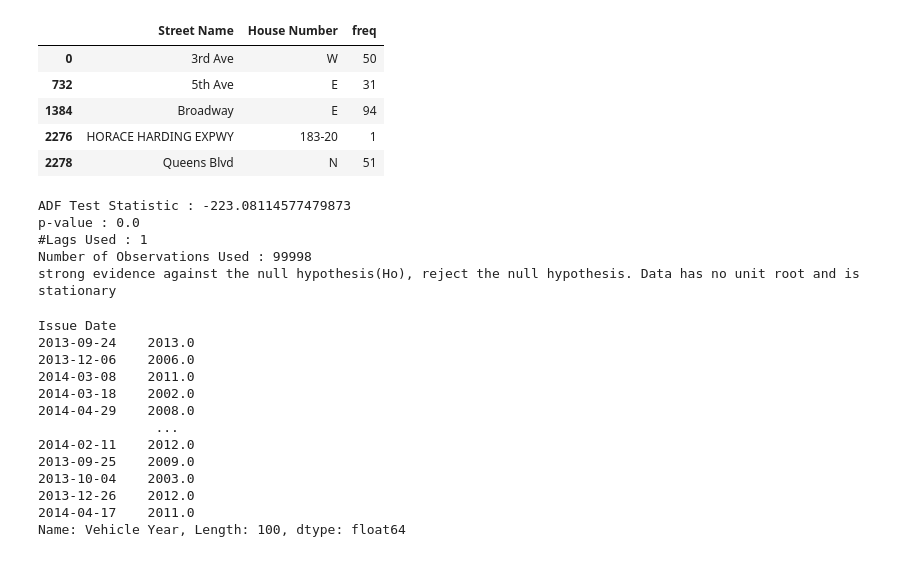
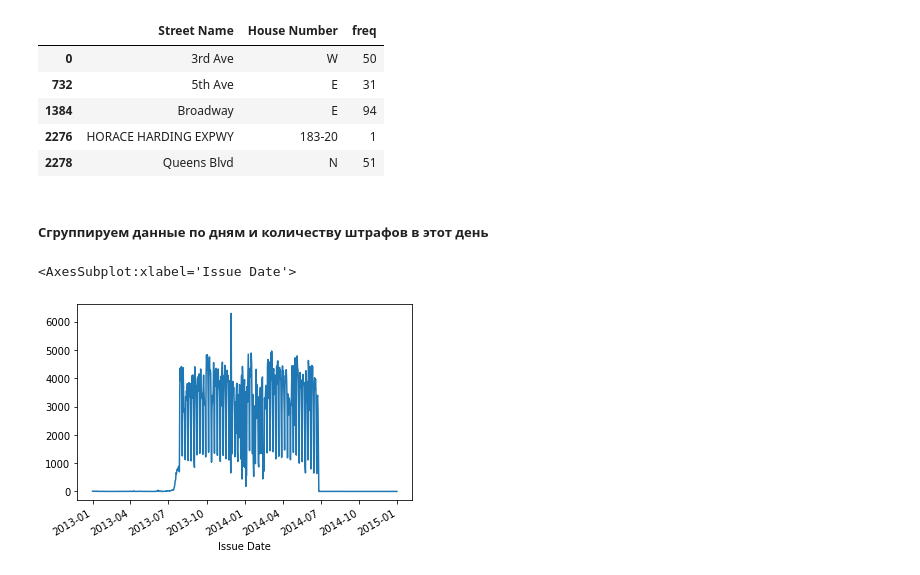
Before and after one commit to FStrean/NYC-Parking-Tickets-Analisis, a Jupyter notebook: NYC-Parking-Tickets-Analisis.ipynb, the cells around one changed output. Saved outputs shown, nothing was run; the diff lists cells and outputs as text; code cells hidden in the pictures.

Commit message:
Added finecount for cars

```diff
--- a/NYC-Parking-Tickets-Analisis.ipynb
+++ b/NYC-Parking-Tickets-Analisis.ipynb
@@ -330,24 +317,18 @@ def adfuller_test(sales):
-# %%
-adfuller_test(dataset['Vehicle Year'].sample(100000))
-# %% [output]
-ADF Test Statistic : -223.08114577479873
-p-value : 0.0
-#Lags Used : 1
-Number of Observations Used : 99998
-strong evidence against the null hypothesis(Ho), reject the null hypothesis. Data has no unit root and is stationary
+# %% [markdown]
+##### Сгруппируем данные по дням и количеству штрафов в этот день
+# %%
+finecount_bydate = dataset['Vehicle Year'].reset_index().groupby(['Issue Date'])['Issue Date'].agg('count')
+finecount_bydate.plot()
+# %% [output]
+<AxesSubplot:xlabel='Issue Date'>
+[figure, added]
 # %%
-dataset['Vehicle Year'].sample(100)
+finecount_bydate_before2000 = { 'ALL' : dataset.loc[(dataset['Vehicle Year'] < 2000.0)].reset_index().groupby(['Issue Date'])['Issue Date'].agg('count'),
+                                'DODGE' : dataset.loc[(dataset['Vehicle Make']=='DODGE') & (dataset['Vehicle Year'] < 2000.0)].reset_index().groupby(['Issue Date'])['Issue Date'].agg('count'),
+                                'TOYOT' : dataset.loc[(dataset['Vehicle Make']=='TOYOT') & (dataset['Vehicle Year'] < 2000.0)].reset_index().groupby(['Issue Date'])['Issue Date'].agg('count'),
+                                'HYUND' : dataset.loc[(dataset['Vehicle Make']=='HYUND') & (dataset['Vehicle Year'] < 2000.0)].reset_index().groupby(['Issue Date'])['Issue Date'].agg('count')}
+
+finecount_bydate_after2000 = { 'ALL' : dataset.loc[dataset['Vehicle Year'] >= 2000.0].reset_index().groupby(['Issue Date'])['Issue Date'].agg('count'),
+                                'DODGE' : dataset.loc[(dataset['Vehicle Make']=='DODGE') & (dataset['Vehicle Year'] >= 2000.0)].reset_index().groupby(['Issue Date'])['Issue Date'].agg('count'),
+                                'TOYOT' : dataset.loc[(dataset['Vehicle Make']=='TOYOT') & (dataset['Vehicle Year'] >= 2000.0)].reset_index().groupby(['Issue Date'])['Issue Date'].agg('count'),
+                                'HYUND' : dataset.loc[(dataset['Vehicle Make']=='HYUND') & (dataset['Vehicle Year'] >= 2000.0)].reset_index().groupby(['Issue Date'])['Issue Date'].agg('count')}
-# %% [output]
-Issue Date
-2013-09-24    2013.0
-2013-12-06    2006.0
-2014-03-08    2011.0
-2014-03-18    2002.0
-2014-04-29    2008.0
-               ...
-2014-02-11    2012.0
-2013-09-25    2009.0
-2013-10-04    2003.0
-2013-12-26    2012.0
-2014-04-17    2011.0
-Name: Vehicle Year, Length: 100, dtype: float64
```
Also changed, not shown: parts of 8 cells of this notebook.
